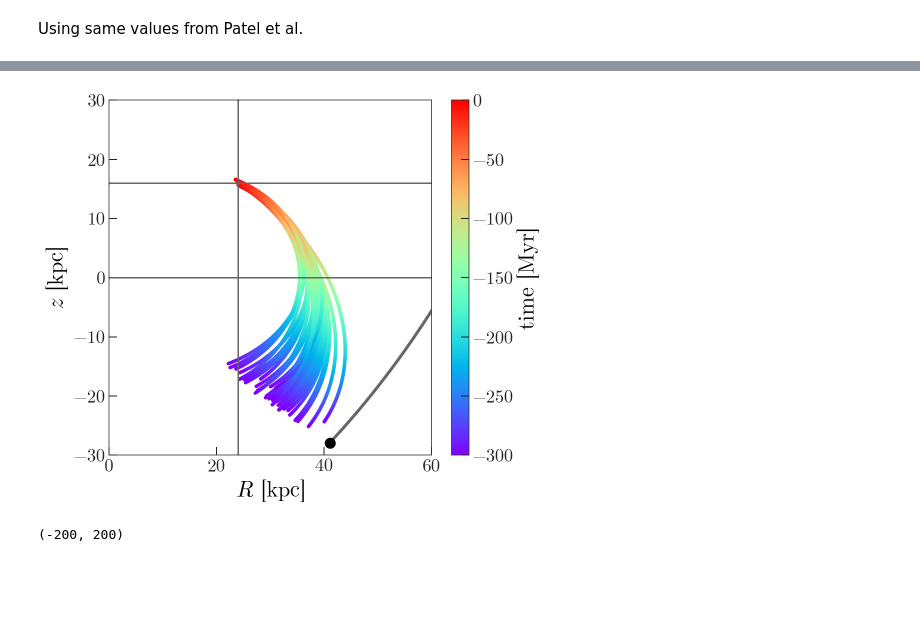
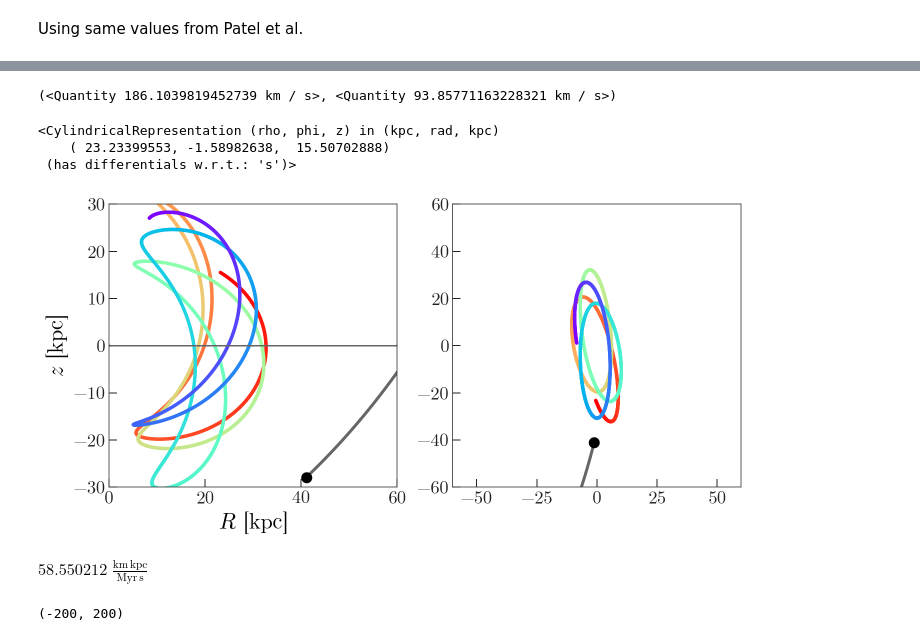
Before and after one commit to adrn/dr2-lmc-cluster, a Jupyter notebook: notebooks/Orbits.ipynb, the cells around one changed output, grey strips where cells are left out. Saved outputs shown, nothing was run; the diff lists cells and outputs as text; code cells hidden in the pictures; blank space fills up the shorter version.

```diff
--- a/notebooks/Orbits.ipynb
+++ b/notebooks/Orbits.ipynb
@@ -35,8 +33,7 @@ _gal = coord.SkyCoord(ra=179*u.deg, dec=-29*u.deg).galactic
 l = _gal.l
 b = _gal.b
 
-# vlsr = 25. * u.km/u.s
-vlsr = 80. * u.km/u.s
+vlsr = 90. * u.km/u.s
 vbsr = vlsr - (9*u.km/u.s * np.cos(l)*np.cos(b) +
                12*u.km/u.s * np.sin(l)*np.cos(b) +
                7*u.km/u.s * np.sin(b))
@@ -47,3 +40,20 @@ galcen = c.transform_to(gc_frame)
+# %%
+c = coord.SkyCoord(ra=179*u.deg, dec=-29*u.deg,
+                   distance=29*u.kpc,
+                   pm_ra_cosdec=-0.56*u.mas/u.yr,
+                   pm_dec=0.47*u.mas/u.yr,
+                   radial_velocity=vbsr)
+# %%
+galcen = c.transform_to(coord.Galactocentric)
+galcen.velocity.norm(), galcen.velocity.d_z
+# %% [output]
+(<Quantity 186.1039819452739 km / s>, <Quantity 93.85771163228321 km / s>)
+# %%
+galcen.represent_as(coord.CylindricalRepresentation)
+# %% [output]
+<CylindricalRepresentation (rho, phi, z) in (kpc, rad, kpc)
+    ( 23.23399553, -1.58982638,  15.50702888)
+ (has differentials w.r.t.: 's')>
 # %%
 pot = gp.MilkyWayPotential()
 
@@ -51,7 +61,7 @@ cl_w0 = gd.PhaseSpacePosition(galcen.cartesian)
 lmc_w0 = gd.PhaseSpacePosition(pos=[-1.1, -41.1, -27.9] * u.kpc,
                                vel=[-57., -226, 221] * u.km/u.s)
 # %%
-cl_orbit = pot.integrate_orbit(cl_w0, dt=-1, n_steps=300)
+cl_orbit = pot.integrate_orbit(cl_w0, dt=-1, n_steps=3000)
 lmc_orbit = pot.integrate_orbit(lmc_w0, dt=-1, n_steps=300)
 lmc_orbit_fut = pot.integrate_orbit(lmc_w0, dt=1, n_steps=300)
 # %%
@@ -59,38 +69,58 @@ cyl = cl_orbit.represent_as(coord.CylindricalRepresentation)
 lmc_cyl = lmc_w0.represent_as(coord.CylindricalRepresentation)
 lmc_fut_cyl = lmc_orbit_fut.represent_as(coord.CylindricalRepresentation)
 # %%
-fig, ax = plt.subplots(1, 1, figsize=(7.2, 6))
+fig, axes = plt.subplots(1, 2, figsize=(10, 5))
 
-for i in range(cyl.rho.shape[1]):
-    _cs = ax.scatter(cyl.rho[:, i], cyl.z[:, i],
-                     c=cl_orbit.t.value, marker='.',
-                     cmap='rainbow')
+ax = axes[0]
+_cs = ax.scatter(cyl.rho, cyl.z,
+                 c=cl_orbit.t.value, marker='.',
+                 cmap='rainbow')
 
 ax.scatter(lmc_cyl.rho, lmc_cyl.z,
            marker='o', color='k',
            s=100, zorder=100)
 
 ax.plot(lmc_fut_cyl.rho, lmc_fut_cyl.z,
         ls='-', marker='', color='#666666',
         zorder=-100, lw=3)
 
 ax.set_xlim(0, 60)
 ax.set_ylim(-30, 30)
 
 ax.axhline(0)
 
-ax.axvline(24)
-ax.axhline(16)
-
 ax.set_xlabel('$R$ [kpc]')
 ax.set_ylabel('$z$ [kpc]')
 
-cb = fig.colorbar(_cs)
-cb.set_label('time [Myr]')
+# cb = fig.colorbar(_cs)
+# cb.set_label('time [Myr]')
+
+# ---
+
+ax = axes[1]
+_cs = ax.scatter(cl_orbit.x, cl_orbit.y,
+                 c=cl_orbit.t.value, marker='.',
+                 cmap='rainbow')
+
+ax.scatter(lmc_w0.x, lmc_w0.y,
+           marker='o', color='k',
+           s=100, zorder=100)
+
+ax.plot(lmc_orbit_fut.x, lmc_orbit_fut.y,
+        ls='-', marker='', color='#666666',
+        zorder=-100, lw=3)
+
+ax.set_xlim(-60, 60)
+ax.set_ylim(-60, 60)
 
 fig.tight_layout()
 # %% [output]
-[figure, old version]
+[figure, new version]
+# %%
+dE = lmc_w0.energy(gp.Hamiltonian(pot))[0] - cl_w0.energy(gp.Hamiltonian(pot))[0]
+dE.to(u.km/u.s * u.kpc/u.Myr)
+# %% [output]
+$58.550212 \; \mathrm{\frac{km\,kpc}{Myr\,s}}$
 # %%
 fig = cl_orbit.plot(auto_aspect=False, subplots_kwargs=dict(sharex=True, sharey=True))
 _ = lmc_orbit.plot(auto_aspect=False, axes=fig.axes)
```
Also changed, not shown: parts of 5 cells of this notebook, 1 other file.
